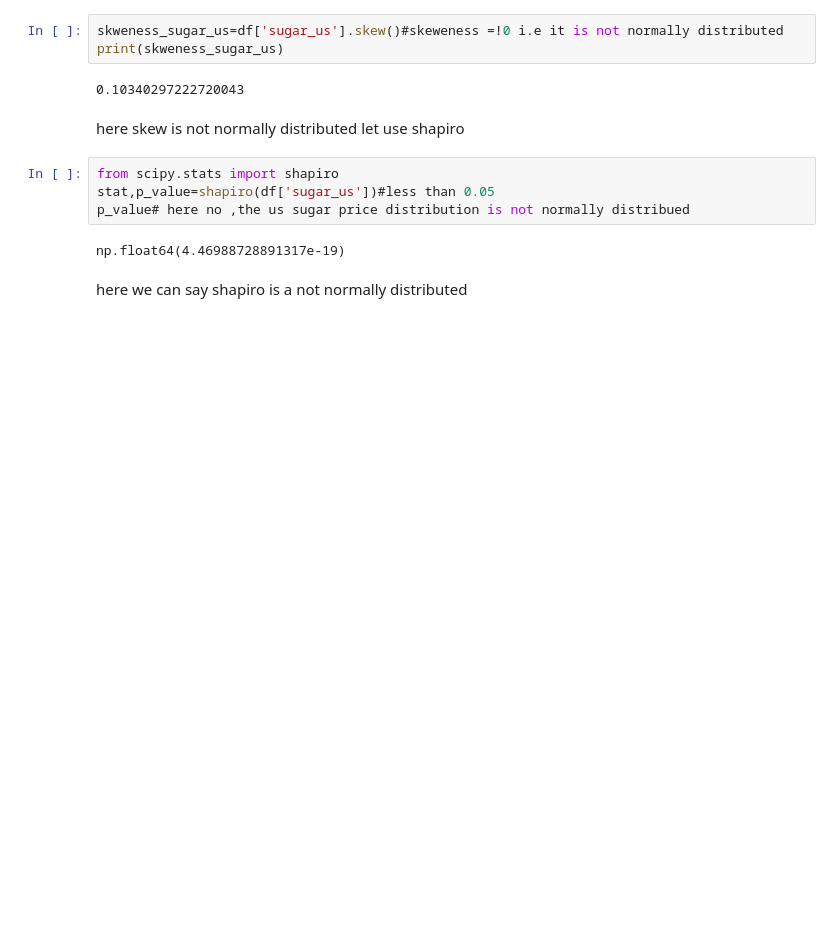
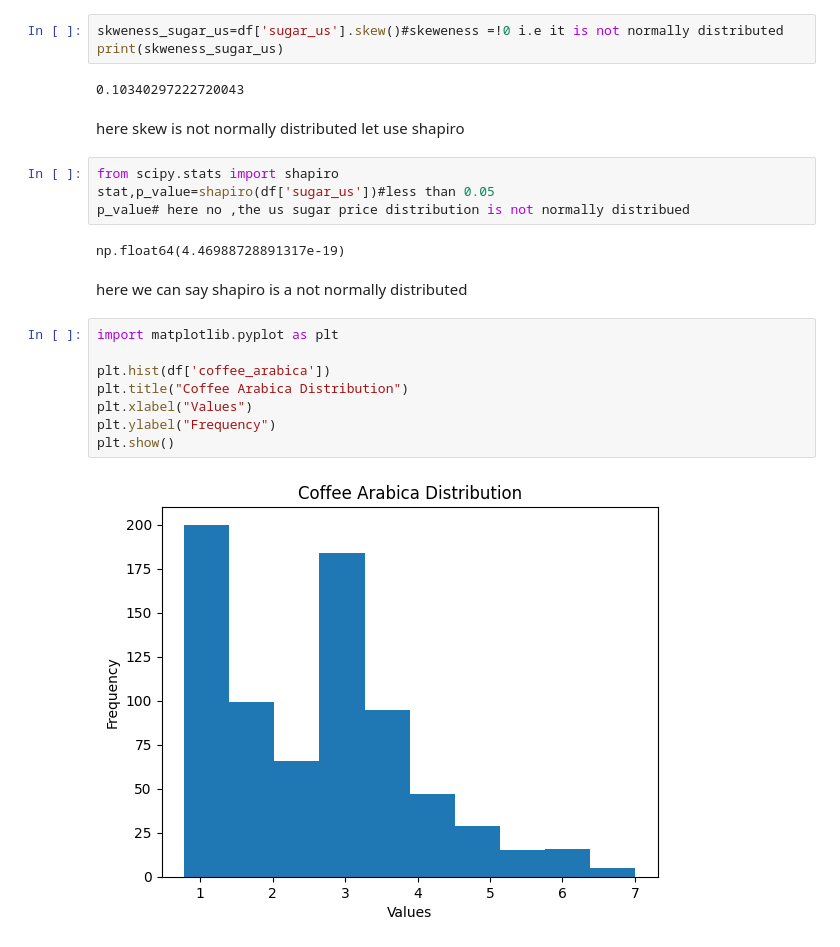
Before and after one commit to prasadboyina/statstical-learning, a Jupyter notebook: case_study_stastics_and_data_visulaisation.ipynb, the cells around one changed output. Saved outputs shown, nothing was run; the diff lists cells and outputs as text; blank space fills up the shorter version.

```diff
--- a/case_study_stastics_and_data_visulaisation.ipynb
+++ b/case_study_stastics_and_data_visulaisation.ipynb
@@ -128,3 +128,13 @@ p_value# here no ,the us sugar price distribution is not normally distribued
 np.float64(4.46988728891317e-19)
 # %% [markdown]
 here we can say shapiro is a not normally distributed
+# %%
+import matplotlib.pyplot as plt
+
+plt.hist(df['coffee_arabica'])
+plt.title("Coffee Arabica Distribution")
+plt.xlabel("Values")
+plt.ylabel("Frequency")
+plt.show()
+# %% [output]
+[figure, added]
```
